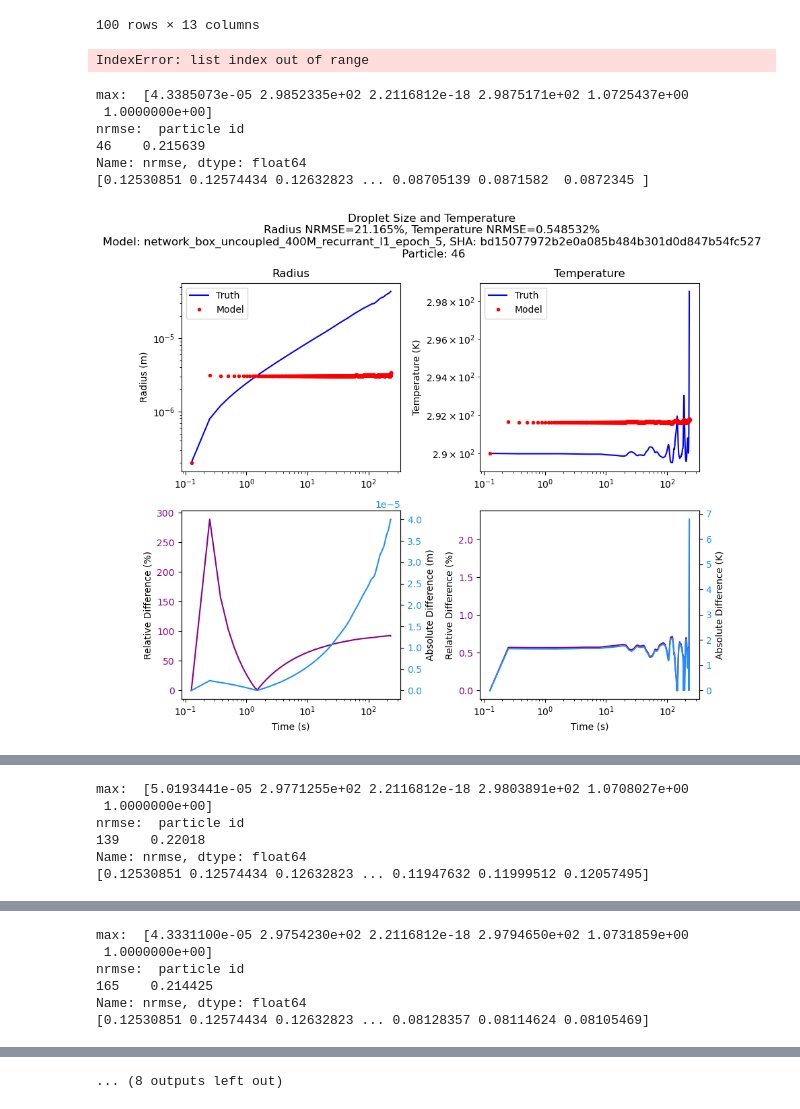
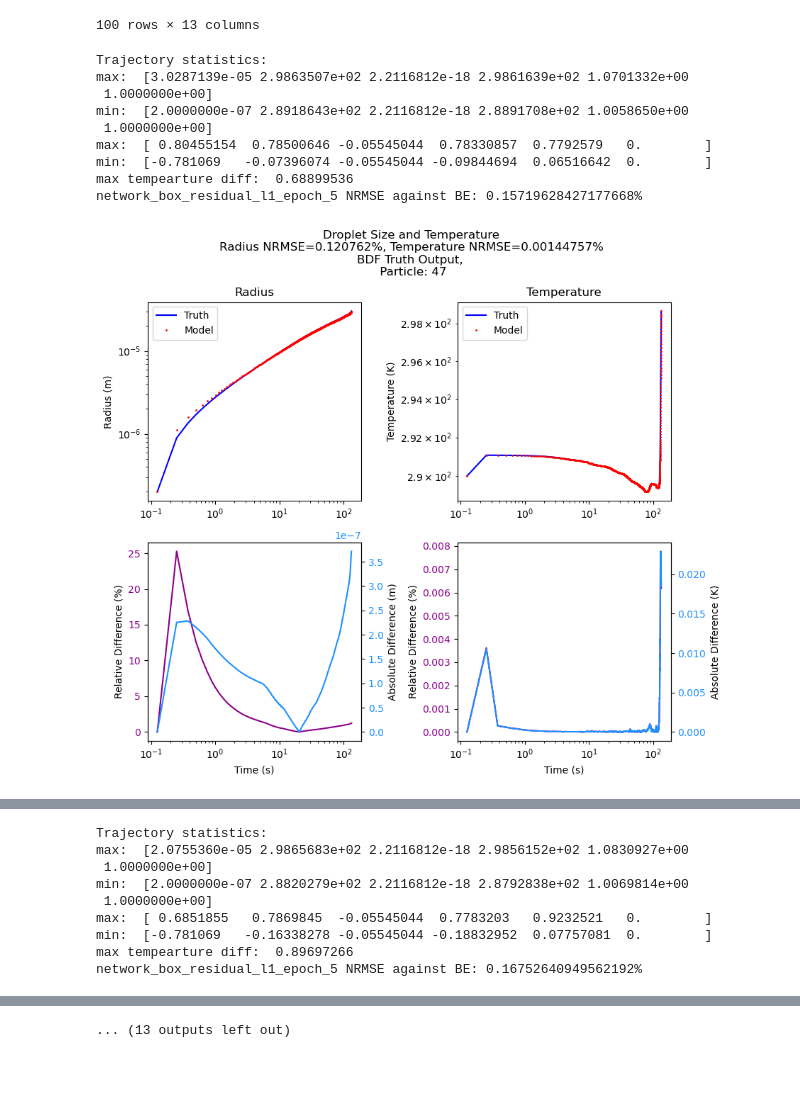
Before and after one commit to RichterLab/NTLP, a Jupyter notebook: droplet_approximation/notebooks/error_analysis.ipynb, the cells around one changed output, grey strips where cells are left out. Saved outputs shown, nothing was run; the diff lists cells and outputs as text; code cells hidden in the pictures; blank space fills up the shorter version.

```diff
--- a/droplet_approximation/notebooks/error_analysis.ipynb
+++ b/droplet_approximation/notebooks/error_analysis.ipynb
@@ -31,10 +31,12 @@ import pandas as pd
 from droplet_approximation import *
 from droplet_approximation.models import *
 # %%
-model_load_paths = ["../models/network_box_uncoupled_400M_recurrant_l1_epoch_5.pth"]
+model_load_paths = ["../models/network_box_residual_l1_epoch_5.pth",
+                    "../models/network_box_residual_l1_epoch_14.pth"]
 testing_data_file = "../data/uncoupled_eval_data_stripped.data"
 
-commit_SHA = "4b63260cd37cb84034b405e0939e6ffc791a31d5"
+commit_SHAs = ["4b63260cd37cb84034b405e0939e6ffc791a31d5",
+              "4b63260cd37cb84034b405e0939e6ffc791a31d5"]
 # %%
 model_count = len(model_load_paths)
 
@@ -70,7 +72,6 @@ df
 nrmse = np.zeros(len(df))
 for i in range(len(df)):
     particle_df = df.iloc[i]
-
 
     input_parameters = np.stack(particle_df[[
         "input radii",
@@ -89,18 +90,26 @@ for i in range(len(df)):
                             models[0],
                             "cpu"
                         )
-    truth_output = do_iterative_bdf(
-                            input_parameters,
-                            times,
-                            "cpu")
 
+    nrmse[i] = calculate_nrmse( model_output, input_parameters[:, :2], standard_distance  )
 
-    nrmse[i] = calculate_nrmse( truth_output, model_output, standard_distance  )
+    # For consistency sake calculating NRMSE against BE
+    # Currently leads to issues where BE because there is
+    # no be flag array, the MLP is scored lower when
+    # BE fails. NRMSE can be calculated against BDF instead
+    # by uncommenting the following code:
+
+    #truth_output = do_iterative_bdf(
+    #                        input_parameters,
+    #                        times)
+    #
+    #nrmse[i] = calculate_nrmse( model_output, truth_output,  standard_distance  )
-# %% [output]
-IndexError: list index out of range
 # %%
 df["nrmse"] = nrmse
 # %%
+#TIME_RANGE = (50.0, 150.0)
+TIME_RANGE = None
+
 for i in df[(df["nrmse"] >= df["nrmse"].quantile(.95))].index:
     particle_df = df.loc[df.index == i]
     input_parameters = np.stack(particle_df[[
@@ -112,8 +121,13 @@ for i in df[(df["nrmse"] >= df["nrmse"].quantile(.95))].index:
         "air densities"
     ]].to_numpy()[0], axis=-1)
 
+    print("Trajectory statistics:")
     print("max: ", input_parameters.max(axis=0))
-    print("nrmse: ", particle_df["nrmse"])
+    print("min: ", input_parameters.min(axis=0))
+    print("max: ", normalize_droplet_parameters( input_parameters.max( axis=0 ) ) )
+    print("min: ", normalize_droplet_parameters( input_parameters.min( axis=0) ) )
+    print("max tempearture diff: ", (input_parameters[:, 1] - input_parameters[:, 3]).max())
+    print("{} NRMSE against BE: {}%".format(model_names[0], particle_df["nrmse"].values[0]*100))
 
     times = np.cumsum(particle_df["integration times"].to_numpy()[0])
     model_outputs = [ do_iterative_inference(
@@ -124,38 +138,43 @@ for i in df[(df["nrmse"] >= df["nrmse"].quantile(.95))].index:
                         ) for i in range( model_count ) ]
     truth_output = do_iterative_bdf(
         input_parameters,
         times,
         "cpu"
     )
 
     model_distances = [ standard_distance( input_parameters[:, :2], model_outputs[i] ) for i in range( model_count ) ]
     truth_distance = standard_distance( input_parameters[:, :2], truth_output)
     analyze_model_particle_performance(
         times,
         input_parameters[:, :2],
         truth_output,
         truth_distance,
-        "BDF Truth Output, SHA: " + commit_SHA + "\n Particle: " + str( i )
+        "BDF Truth Output, \n Particle: " + str( i ),
+        time_range=TIME_RANGE
     )
     for i in range( model_count ):
         analyze_model_particle_performance(
             times,
             input_parameters[:, :2],
             model_outputs[i],
             model_distances[i],
-            "Model: " + model_names[i] + ", SHA: bd15077972b2e0a085b484b301d0d847b54fc527\n Particle: " + str( i )
+            "Model: " + model_names[i] + ", SHA: " + commit_SHAs[i] + " \n Particle: " + str( i ),
+            time_range=TIME_RANGE
         )
     plt.figure()
     plt.plot(times, particle_df["relative humidities"].to_numpy()[0])
     plt.title("RH versus time for Particle " + str(i))
     plt.xlabel("time (s)")
     plt.ylabel("Relative Humidity (%)")
     plt.show()
 # %% [output]
-max:  [4.3385073e-05 2.9852335e+02 2.2116812e-18 2.9875171e+02 1.0725437e+00
+Trajectory statistics:
+max:  [3.0287139e-05 2.9863507e+02 2.2116812e-18 2.9861639e+02 1.0701332e+00
  1.0000000e+00]
-nrmse:  particle id
-46    0.215639
-Name: nrmse, dtype: float64
-[0.12530851 0.12574434 0.12632823 ... 0.08705139 0.0871582  0.0872345 ]
+min:  [2.0000000e-07 2.8918643e+02 2.2116812e-18 2.8891708e+02 1.0058650e+00
+ 1.0000000e+00]
+max:  [ 0.80455154  0.78500646 -0.05545044  0.78330857  0.7792579   0.        ]
+min:  [-0.781069   -0.07396074 -0.05545044 -0.09844694  0.06516642  0.        ]
+max tempearture diff:  0.68899536
+network_box_residual_l1_epoch_5 NRMSE against BE: 0.15719628427177668%
-[figure, old version]
+[figure, new version]
@@ -164,6 +184,9 @@ Name: nrmse, dtype: float64
-max:  [5.0193441e-05 2.9771255e+02 2.2116812e-18 2.9803891e+02 1.0708027e+00
+Trajectory statistics:
+max:  [2.0755360e-05 2.9865683e+02 2.2116812e-18 2.9856152e+02 1.0830927e+00
  1.0000000e+00]
-nrmse:  particle id
-139    0.22018
-Name: nrmse, dtype: float64
-[0.12530851 0.12574434 0.12632823 ... 0.11947632 0.11999512 0.12057495]
+min:  [2.0000000e-07 2.8820279e+02 2.2116812e-18 2.8792838e+02 1.0069814e+00
+ 1.0000000e+00]
+max:  [ 0.6851855   0.7869845  -0.05545044  0.7783203   0.9232521   0.        ]
+min:  [-0.781069   -0.16338278 -0.05545044 -0.18832952  0.07757081  0.        ]
+max tempearture diff:  0.89697266
+network_box_residual_l1_epoch_5 NRMSE against BE: 0.16752640949562192%
@@ -173,6 +194,0 @@ Name: nrmse, dtype: float64
-max:  [4.3331100e-05 2.9754230e+02 2.2116812e-18 2.9794650e+02 1.0731859e+00
- 1.0000000e+00]
-nrmse:  particle id
-165    0.214425
-Name: nrmse, dtype: float64
-[0.12530851 0.12574434 0.12632823 ... 0.08128357 0.08114624 0.08105469]
@@ -182 +207 @@ Name: nrmse, dtype: float64
-... (8 outputs left out)
+... (13 outputs left out)
```
Also changed, not shown: parts of 1 cell of this notebook, 2 other files.
